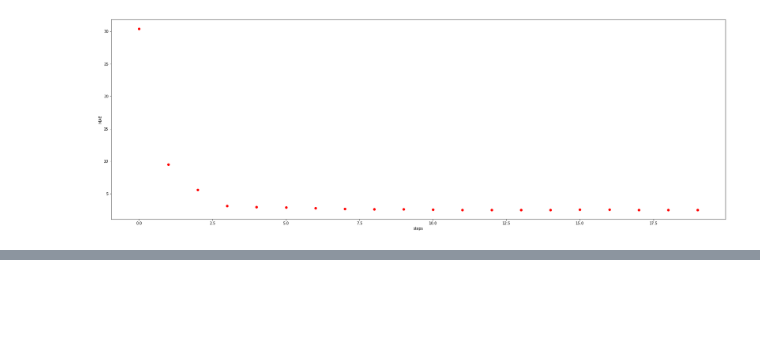
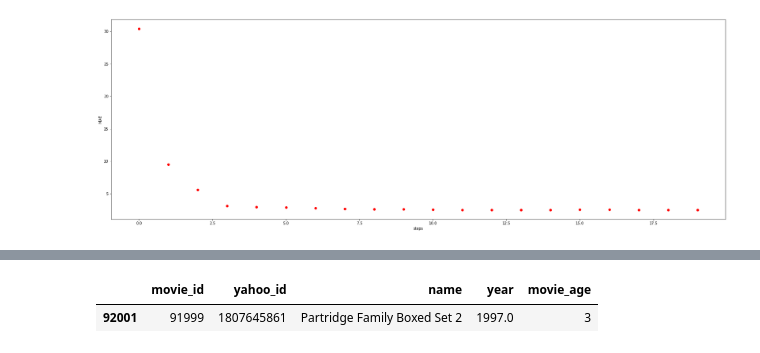
Before and after one commit to mateastanisic/tf-recommender-system, a Jupyter notebook: notebooks/Multiverse Recomendation.ipynb, the cells around one changed output, grey strips where cells are left out. Cells and saved outputs as stored; diff of their text form; code cells hidden in the pictures; blank space fills up the shorter version.

```diff
--- a/notebooks/Multiverse Recomendation.ipynb
+++ b/notebooks/Multiverse Recomendation.ipynb
@@ -523,0 +574,5 @@ plt.show()
+# %%
+yahoo_movies[ yahoo_movies["movie_id"] == "91999" ]
+# %% [output]
+|  | movie_id | yahoo_id | name | year | movie_age |
+| 92001 | 91999 | 1807645861 | Partridge Family Boxed Set 2 | 1997.0 | 3 |
```
Also changed, not shown: parts of 9 cells of this notebook, 48 other files.
